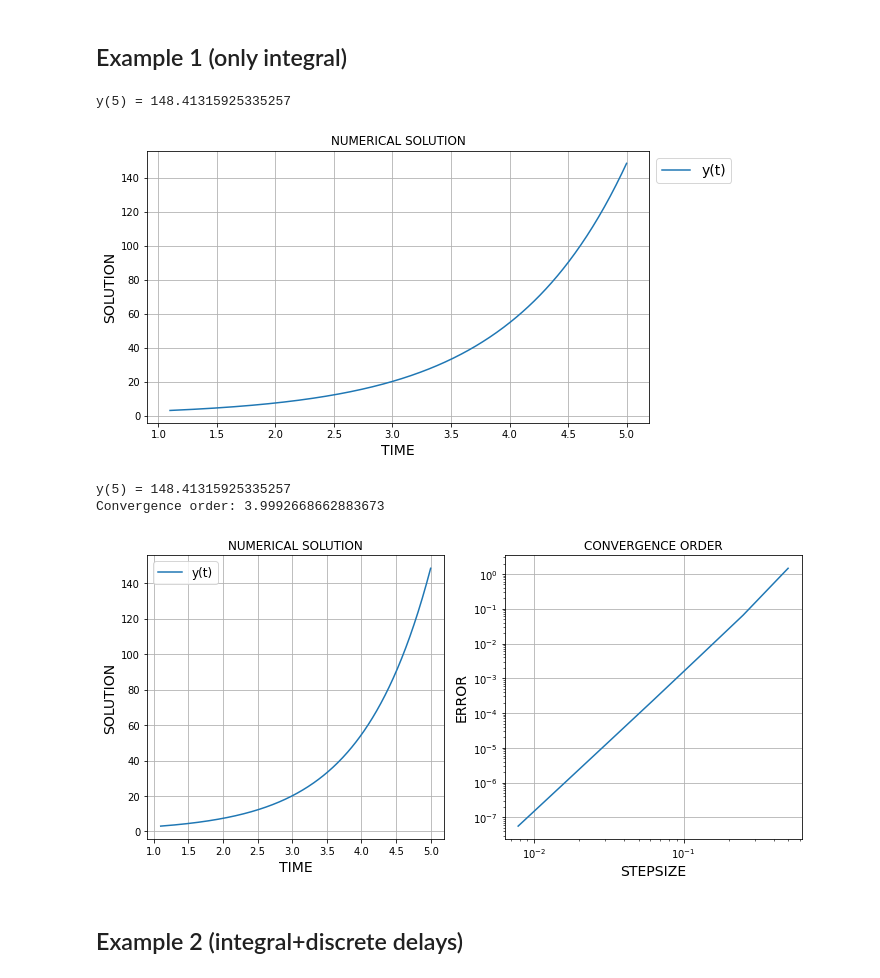
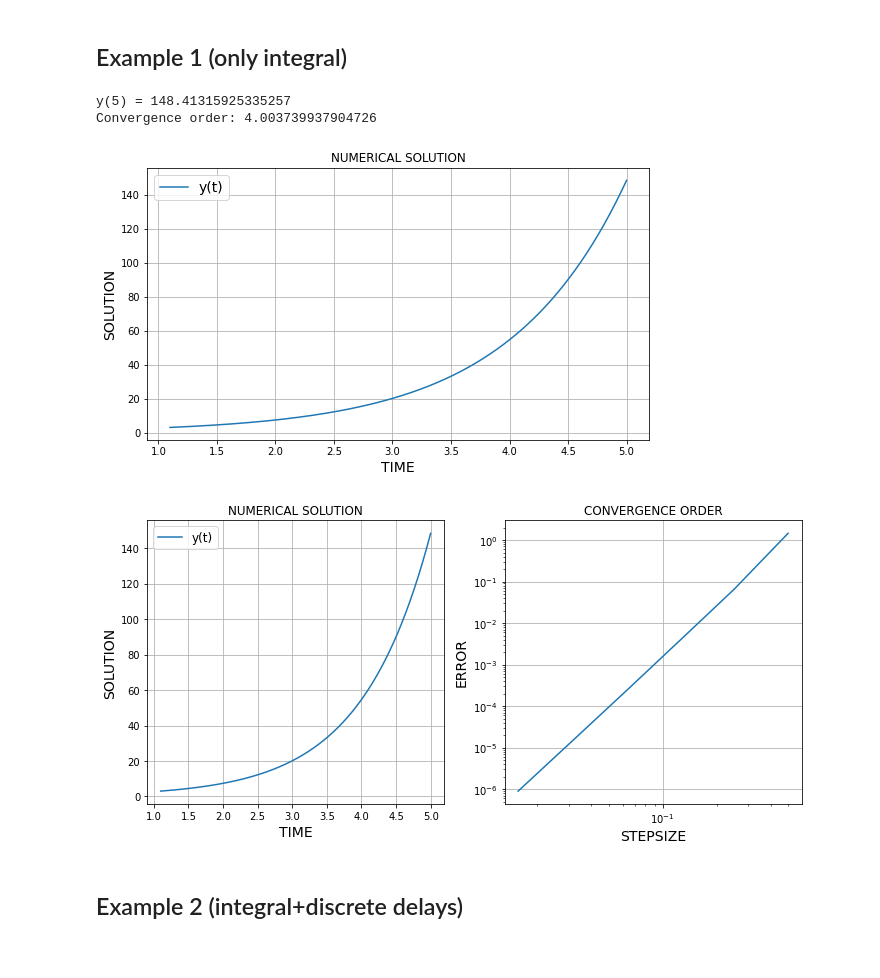
Before and after one commit to vitesempl/IDE-Python, a Jupyter notebook: Solving_Notebook.ipynb, the cells around one changed output. Drawn from its saved outputs; the diff is of its cells as text; code cells hidden in the pictures.

```diff
--- a/Solving_Notebook.ipynb
+++ b/Solving_Notebook.ipynb
@@ -23,4 +39,26 @@ import numpy as np
 import matplotlib.pyplot as plt
 # %% [markdown]
 ## Definition of function for output
+# %%
+def OutputSolution():
+    nz = np.size(history(tspan[0]))
+    if nz == 1:
+        print("y(", tspan[1], ") = ", sol[1][-1], sep='')
+    else:
+        for i in range(nz):
+            print("y", i + 1, "(", tspan[1], ") = ", sol[1][i, -1], sep='')
+# %%
+def OutputPlot():
+    nz = np.size(history(tspan[0]))
+    fig = plt.figure(figsize=[9, 5])
+    if nz == 1:
+        fig = plt.plot(sol[0], sol[1], label="y(t)")
+    else:
+        for i in range(nz):
+            fig = plt.plot(sol[0], sol[1][i], label="y" + str(i + 1) + "(t)")
+    plt.title("NUMERICAL SOLUTION")
+    plt.legend(fontsize=14)
+    plt.xlabel("TIME", fontsize=14)
+    plt.ylabel("SOLUTION", fontsize=14)
+    plt.grid()
 # %%
@@ -88,25 +110,25 @@ def Output(isHasDelays,ifOrderCalc):
 # %% [markdown]
 ## Example 1 (only integral)
 # %%
-tspan      = [1.1, 5]
-idefun     = lambda t,y,i: ((t-1)*exp(t**2)*i) / (exp(-1)*y-1)
-K          = lambda t,s,y: [y*exp(-s*t)]
-delays_int = lambda t:     [t-1] # delays of integrals
-history    = lambda t:     exp(t)
+tspan = [1.1, 5]
+stepsize = 1e-2
+def idefun(t, y, z, i): return ((t - 1) * exp(t ** 2) * i) / (exp(-1) * y - 1)
+def         K(t, s, y): return [y * exp(-s * t)]
+def      delays_int(t): return [t - 1]  # delays of integrals
+def         history(t): return exp(t)
 
-fun = lambda t: exp(t)
+def fun(t): return exp(t)
 analytic_sol = fun(tspan[1])
 
-Output(0,0)
+sol = ide_solve(idefun, K, delays_int, history, tspan, stepsize)
+OutputSolution()
+OutputPlot()
+OutputConvOrder(dde=False)
 # %% [output]
 y(5) = 148.41315925335257
+Convergence order: 4.003739937904726
-[figure, old version]
+[figure, new version]
+[figure, added]
-# %%
-Output(0,1)
-# %% [output]
-y(5) = 148.41315925335257
-Convergence order: 3.9992668662883673
-[figure, removed]
 # %% [markdown]
 ## Example 2 (integral+discrete delays)
 # %%
```
Also changed, not shown: parts of 23 cells of this notebook.
